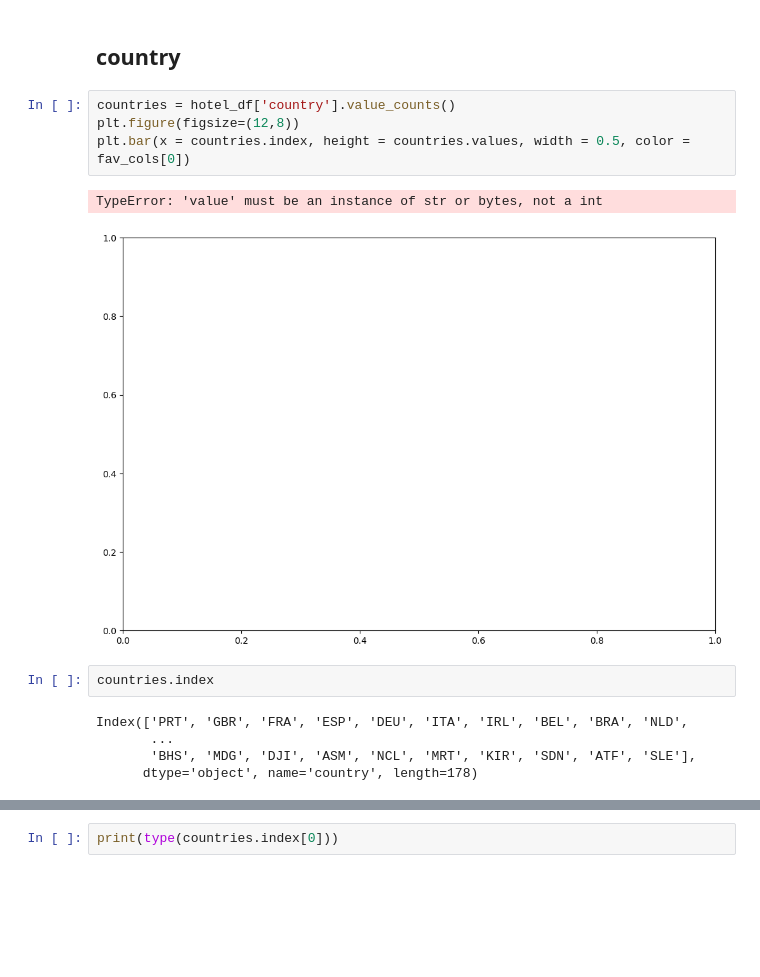
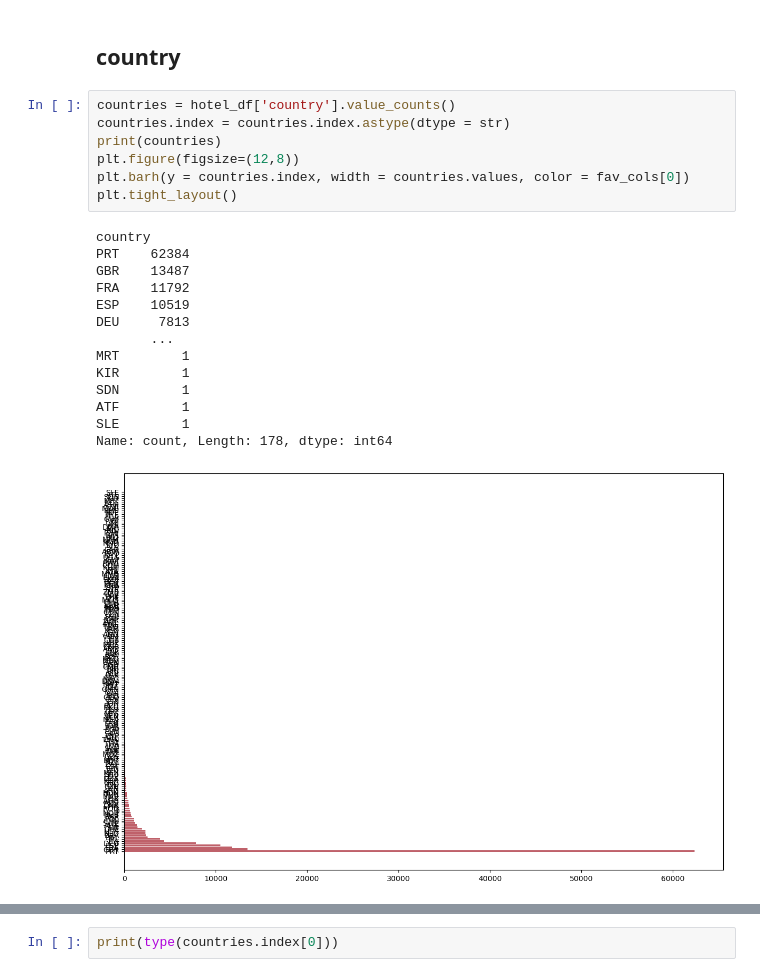
Before and after one commit to SMemic4/Hotels, a Jupyter notebook: notebooks/hotels.ipynb, the cells around one changed output, grey strips where cells are left out. Cells and saved outputs as stored; diff of their text form; blank space fills up the shorter version.

```diff
--- a/notebooks/hotels.ipynb
+++ b/notebooks/hotels.ipynb
@@ -406,15 +406,23 @@ plt.show();
 ## country
 # %%
 countries = hotel_df['country'].value_counts()
+countries.index = countries.index.astype(dtype = str)
+print(countries)
 plt.figure(figsize=(12,8))
-plt.bar(x = countries.index, height = countries.values, width = 0.5, color = fav_cols[0])
+plt.barh(y = countries.index, width = countries.values, color = fav_cols[0])
+plt.tight_layout()
 # %% [output]
-TypeError: 'value' must be an instance of str or bytes, not a int
+country
+PRT    62384
+GBR    13487
+FRA    11792
+ESP    10519
+DEU     7813
+       ...
+MRT        1
+KIR        1
+SDN        1
+ATF        1
+SLE        1
+Name: count, Length: 178, dtype: int64
-[figure, old version]
+[figure, new version]
-# %%
-countries.index
-# %% [output]
-Index(['PRT', 'GBR', 'FRA', 'ESP', 'DEU', 'ITA', 'IRL', 'BEL', 'BRA', 'NLD',
-       ...
-       'BHS', 'MDG', 'DJI', 'ASM', 'NCL', 'MRT', 'KIR', 'SDN', 'ATF', 'SLE'],
-      dtype='object', name='country', length=178)
```
Also changed, not shown: parts of 1 cell of this notebook.
